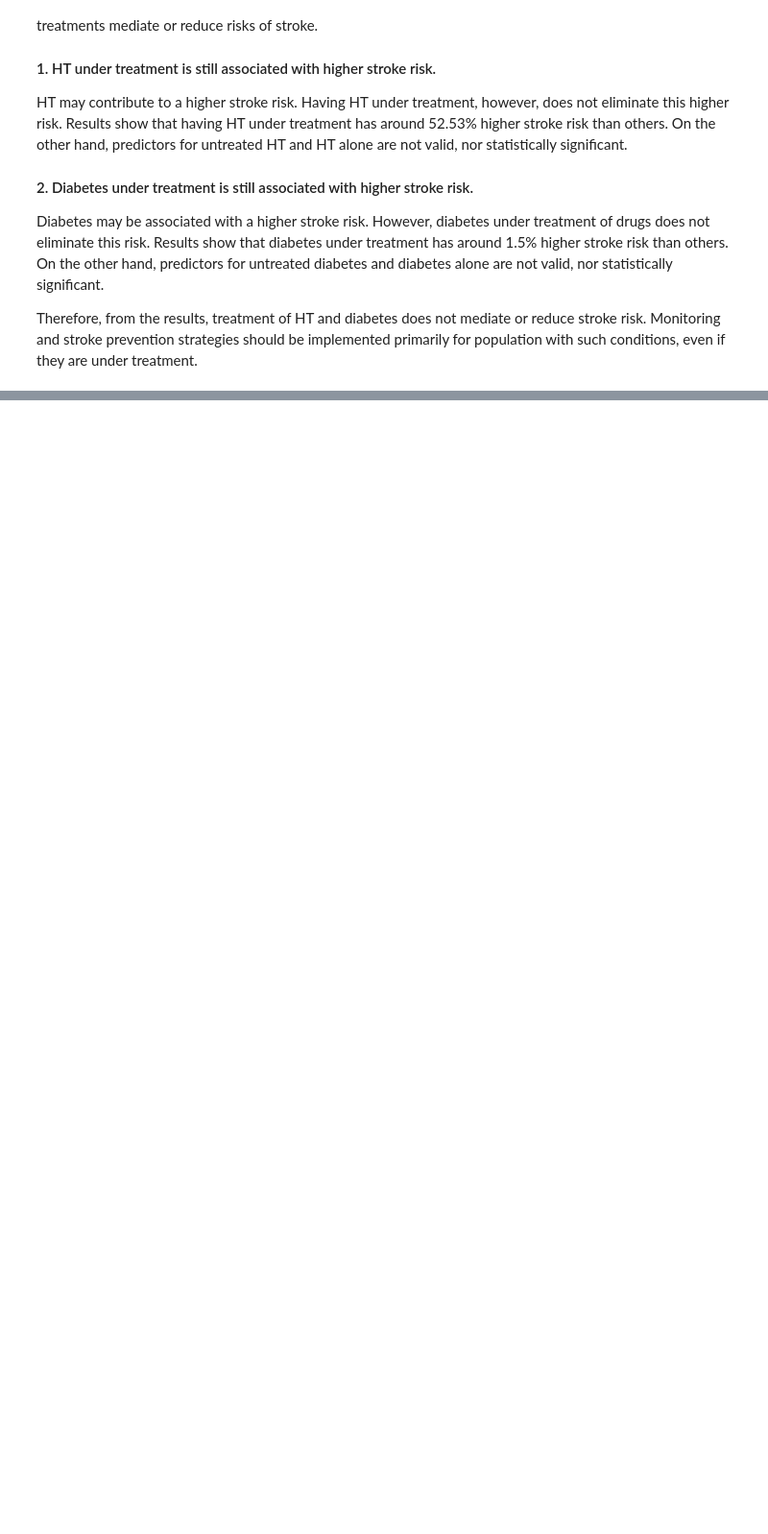
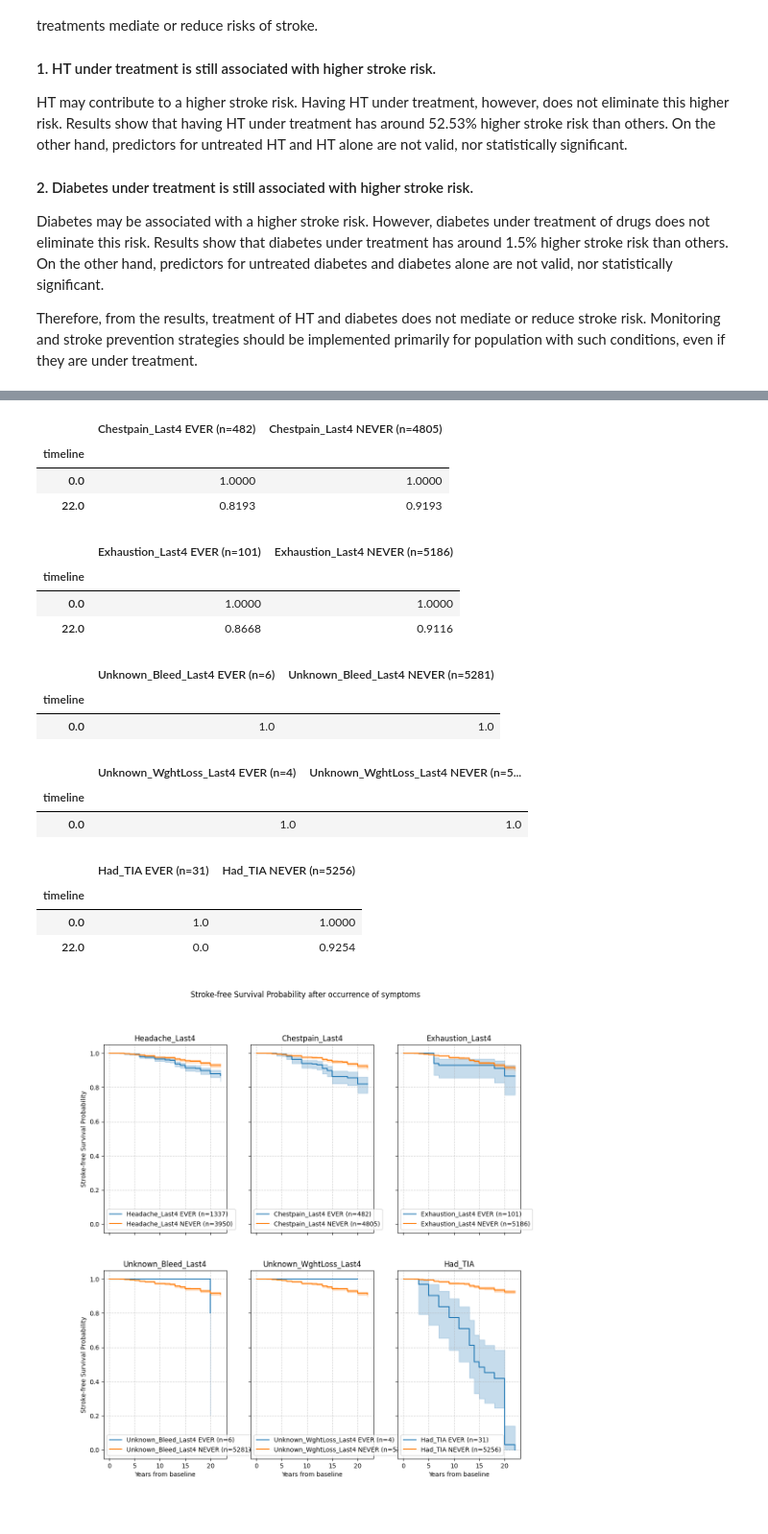
Before and after one commit to ZCG-coder/HKU_Budding_1, a Jupyter notebook: data/Explore.ipynb, the cells around one changed output, grey strips where cells are left out. Shown at 96% size. Cells and saved outputs as stored; diff of their text form; code cells hidden in the pictures; blank space fills up the shorter version.

Commit message:
Add symptom analysis KM

```diff
--- a/data/Explore.ipynb
+++ b/data/Explore.ipynb
@@ -695,0 +744,14 @@ should be implemented primarily for population with such conditions, even if the
+# %%
+# Output contingency tables for each symptom
+for s in symptom_names:
+    print(f"\nSymptom: {s}")
+    table = pd.DataFrame({
+        'Stroke': stroke_symptom_counts[s],
+        'No Stroke': symptom_any_nostroke[s]
+    }, index=['Symptom', 'No Symptom'])
+    display(table)
+
+    total = table.sum(axis=1)
+    print(f"Strokes with symptom: {stroke_symptom_counts[s][0]} / {num_stroke} ({stroke_symptom_counts[s][0] / num_stroke:.2%})")
+    nostroke_total = symptom_any_nostroke[s][0] + symptom_any_nostroke[s][1]
+    print(f"No-stroke waves with symptom: {symptom_any_nostroke[s][0]} / {nostroke_total} ({symptom_any_nostroke[s][0] / nostroke_total:.2%})")
@@ -695,0 +850,32 @@ should be implemented primarily for population with such conditions, even if the
+# %%
+kmf = KaplanMeierFitter()
+fig, axes = plt.subplots(2, 3, figsize=(12, 12), sharex=True, sharey=True)
+axes = axes.flatten()
+
+for i, s in enumerate(symptom_names):
+    ax = axes[i]
+
+    # Plot two curves: ever had symptom vs never had symptom
+    group_labels = [f"{s} EVER", f"{s} NEVER"]
+    survive_df = None
+    for val, label, color in zip([1,0], group_labels, ['tab:red', 'tab:blue']):
+        mask = df_symptom_ever[s + '_EVER'] == val
+        if mask.sum() > 0:
+            kmf.fit(df_symptom_ever.loc[mask,"Time_Yrs"], event_observed=df_symptom_ever.loc[mask,"Event"], label=f"{label} (n={mask.sum()})")
+            kmf.plot_survival_function(ax=ax, ci_show=True)
+
+            current_survive_df = kmf.survival_function_.iloc[[0, -1]]
+            if survive_df is None:
+                survive_df = current_survive_df
+            else:
+                survive_df = survive_df.merge(current_survive_df, on="timeline")
+                survive_df = survive_df.round(4)
+                display(survive_df)
+    ax.set_title(s)
+    ax.set_xlabel("Years from baseline")
+    ax.set_ylabel("Stroke-free Survival Probability")
+    ax.grid(True, linestyle='--', alpha=0.6)
+
+plt.suptitle("Stroke-free Survival Probability after occurrence of symptoms")
+plt.show()
+# %% [output]
@@ -695,0 +886,19 @@ should be implemented primarily for population with such conditions, even if the
+|  | Chestpain_Last4 EVER (n=482) | Chestpain_Last4 NEVER (n=4805) |
+| timeline |  |  |
+| 0.0 | 1.0000 | 1.0000 |
+| 22.0 | 0.8193 | 0.9193 |
+|  | Exhaustion_Last4 EVER (n=101) | Exhaustion_Last4 NEVER (n=5186) |
+| timeline |  |  |
+| 0.0 | 1.0000 | 1.0000 |
+| 22.0 | 0.8668 | 0.9116 |
+|  | Unknown_Bleed_Last4 EVER (n=6) | Unknown_Bleed_Last4 NEVER (n=5281) |
+| timeline |  |  |
+| 0.0 | 1.0 | 1.0 |
+|  | Unknown_WghtLoss_Last4 EVER (n=4) | Unknown_WghtLoss_Last4 NEVER (n=5... |
+| timeline |  |  |
+| 0.0 | 1.0 | 1.0 |
+|  | Had_TIA EVER (n=31) | Had_TIA NEVER (n=5256) |
+| timeline |  |  |
+| 0.0 | 1.0 | 1.0000 |
+| 22.0 | 0.0 | 0.9254 |
+[figure, added]
```
Also changed, not shown: parts of 21 cells of this notebook.
